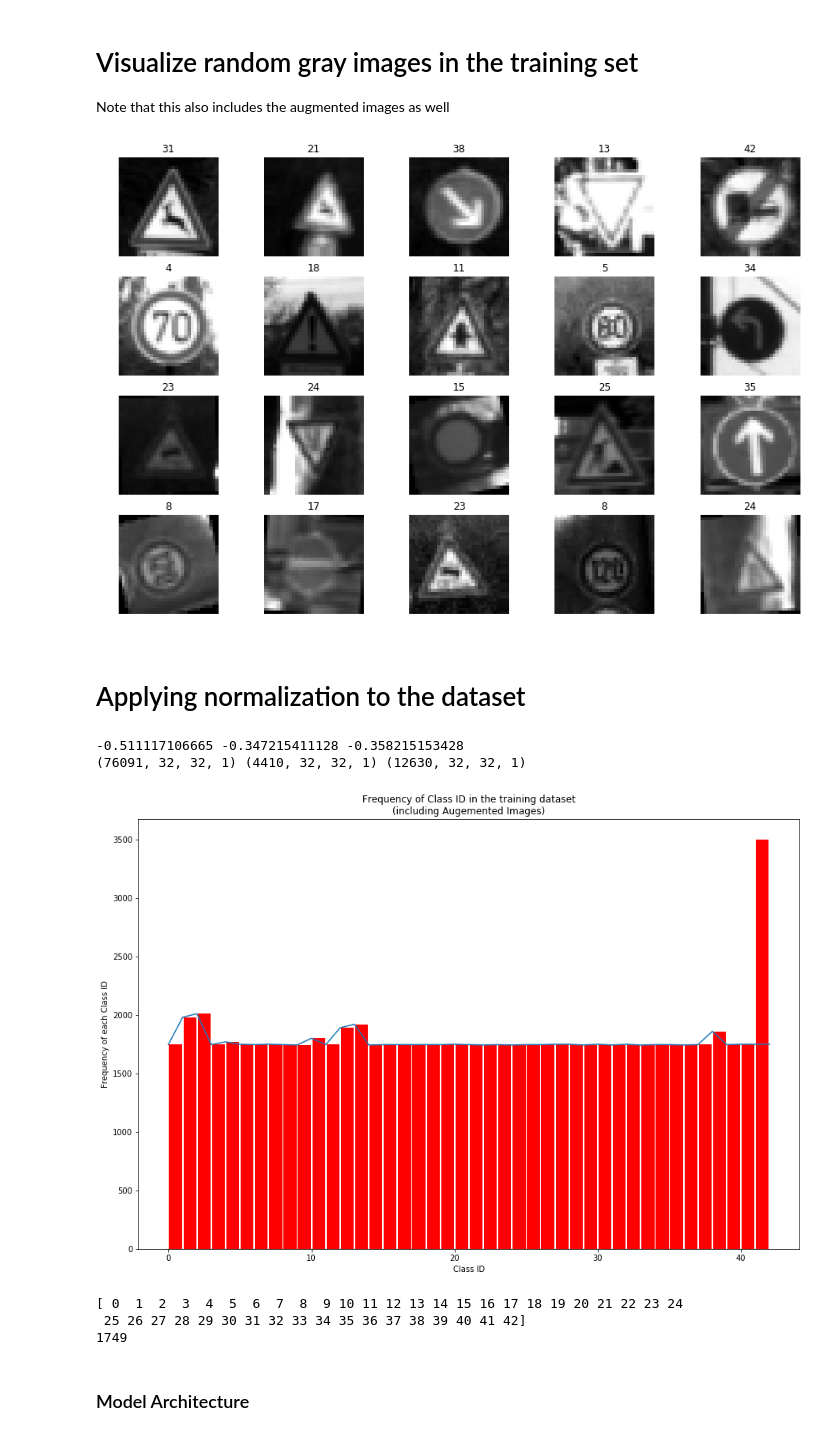
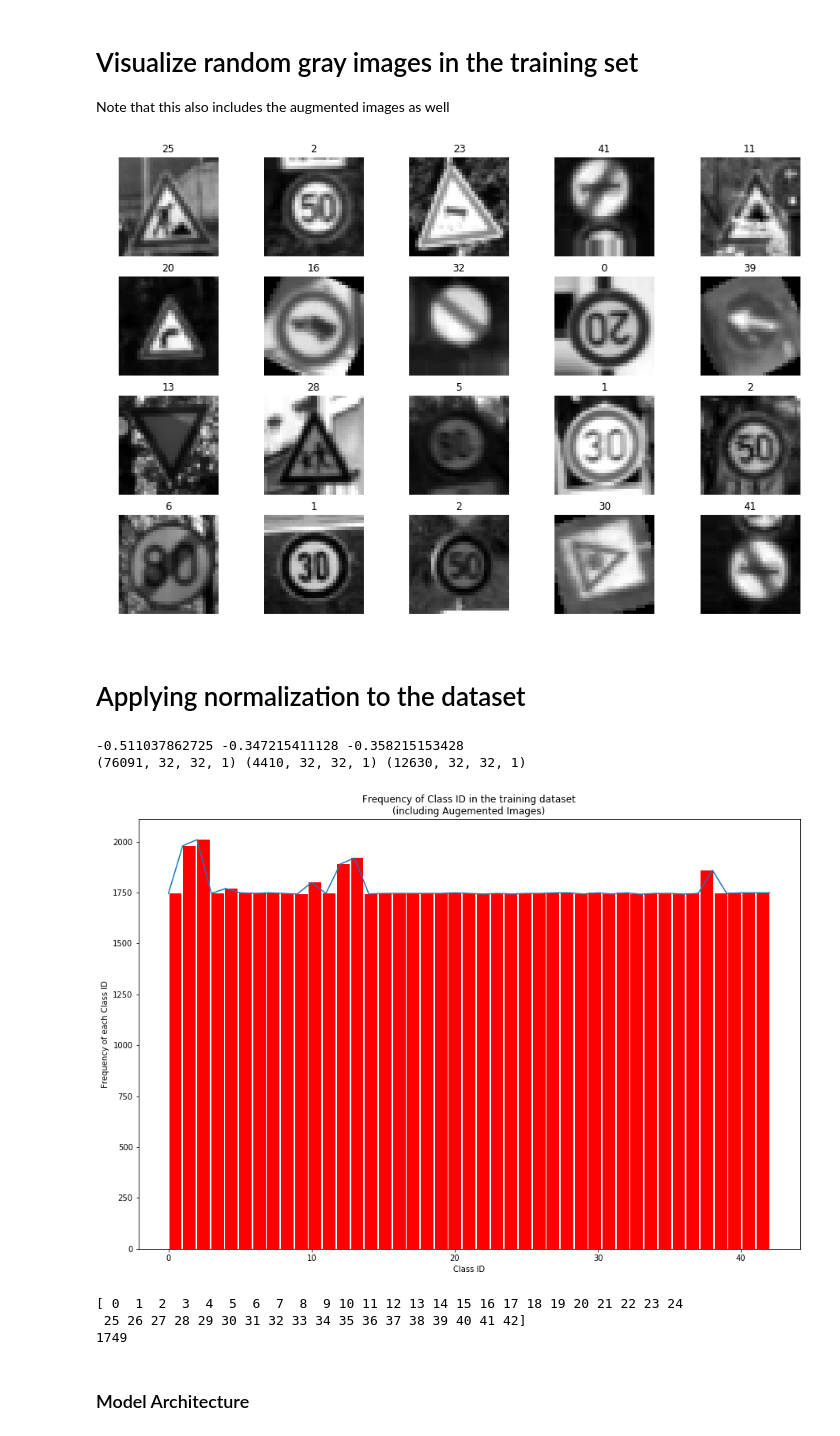
Before and after one commit to aakashkardam/Traffic_Sign_Classifier_Udacity_Project_3, a Jupyter notebook: Traffic_Sign_Classifier.ipynb, the cells around one changed output. Cells and saved outputs as stored; diff of their text form; code cells hidden in the pictures.

Commit message:
flipping augmentation removed, caused issues, rescaling augmentation added

```diff
--- a/Traffic_Sign_Classifier.ipynb
+++ b/Traffic_Sign_Classifier.ipynb
@@ -132,7 +132,8 @@ print(unique_lbl, index, frequency)
 # %% [markdown]
 # Data Augmentation Visualization for a single image: Method-1
 # %%
-from image_augmentation import rotate_randomly, add_noise_randomly, flip_upside_down, flip_left_2_right ,translate
+from image_augmentation import rotate_randomly, add_noise_randomly
+from image_augmentation import  flip_upside_down, flip_left_2_right ,translate, rescale_image
 import matplotlib.gridspec as gridspec
 import random
 for i in range(1):
@@ -145,14 +146,14 @@ for i in range(1):
     for j in range(3):
         aug_images[0] = rotate_randomly(X_train[rand_img_index])
         aug_images[1] = translate(X_train[rand_img_index],offset=(random.uniform(-5,5),random.uniform(-5,5)))#add_noise_randomly
-        aug_images[2] = flip_left_2_right(aug_images[0])
-        aug_images[3] = flip_upside_down(aug_images[0])
-        aug_images[4] = flip_left_2_right(aug_images[1])
-        aug_images[5] = flip_upside_down(aug_images[1])
+        aug_images[2] = rescale_image(aug_images[0],2.0)
+        aug_images[3] = rescale_image(aug_images[0],0.5)
+        aug_images[4] = rescale_image(aug_images[1],2.0)
+        aug_images[5] = rescale_image(aug_images[1],0.5)
         #aug_images[6] = flip_upside_down(aug_images[1])
         aug_images[6] = translate(flip_left_2_right(X_train[rand_img_index]),offset=(random.uniform(-5,5),random.uniform(-5,5)))
-        aug_images[7] = flip_left_2_right(aug_images[6])
-        aug_images[8] = flip_upside_down(aug_images[6])
+        aug_images[7] = rescale_image(aug_images[6],2.0)
+        aug_images[8] = rescale_image(aug_images[6],0.5)
         #aug_images[9] = translate(X_train[rand_img_index],offset=(random.uniform(-5,5),random.uniform(-5,5)))
 
         grid = gridspec.GridSpec(1,9)
@@ -354,7 +339,7 @@ for a in ax:
     a.axis("off")
     a.set_title(y_train[i])
 # %% [output]
-[figure, old version]
+[figure, new version]
 # %% [markdown]
 # Applying normalization to the dataset
 # %%
@@ -364,26 +349,26 @@ X_test_normalized = (X_test_gray - 128)/128
 print(np.mean(X_train_normalized),np.mean(X_valid_normalized),np.mean(X_test_normalized))
 print(X_train_normalized.shape, X_valid_normalized.shape, X_test_normalized.shape)
 # %% [output]
--0.511117106665 -0.347215411128 -0.358215153428
+-0.511037862725 -0.347215411128 -0.358215153428
 (76091, 32, 32, 1) (4410, 32, 32, 1) (12630, 32, 32, 1)
 # %%
 X_train = X_train_normalized
 X_valid = X_valid_normalized
 X_test = X_test_normalized
 
 unique_lbl, frequency = np.unique(y_train, return_counts=True)
 plt.figure(figsize=(15,10))
-plt.hist(y_train,np.unique(y_train),color='red',rwidth=0.9,histtype='bar')
+plt.hist(y_train,bins=43,color='red',rwidth=0.9,histtype='bar')
 plt.plot(unique_lbl,frequency)
 plt.xlabel("Class ID")
 plt.ylabel("Frequency of each Class ID")
 plt.title("Frequency of Class ID in the training dataset\n(including Augemented Images)")
 plt.show()
 print(unique_lbl)
 print(frequency[-1])
 #print(np.sum(frequency))
 # %% [output]
-[figure, old version]
+[figure, new version]
 [ 0  1  2  3  4  5  6  7  8  9 10 11 12 13 14 15 16 17 18 19 20 21 22 23 24
  25 26 27 28 29 30 31 32 33 34 35 36 37 38 39 40 41 42]
 1749
```
Also changed, not shown: parts of 10 cells of this notebook.
